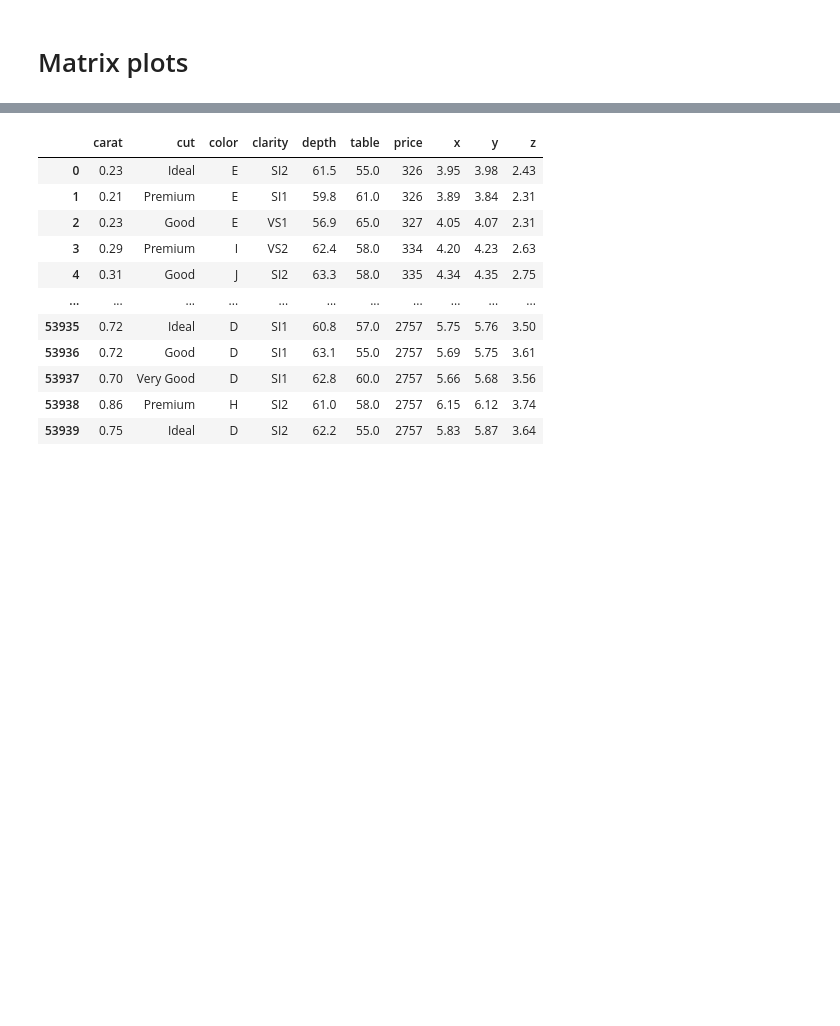
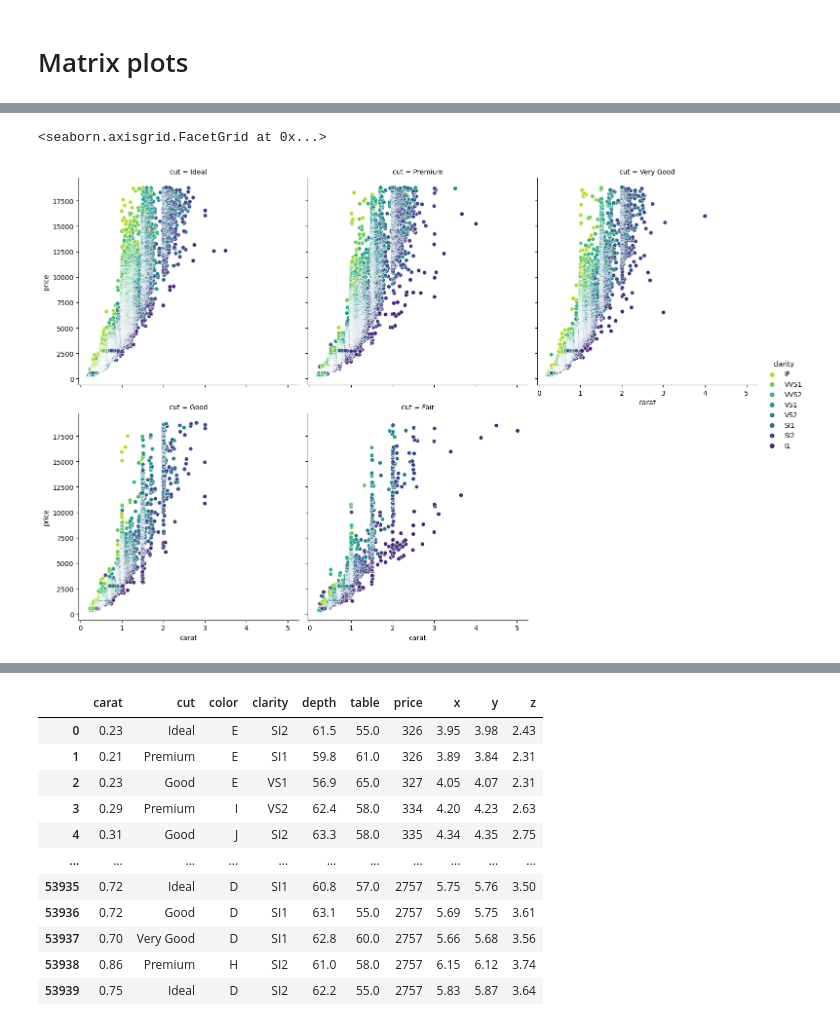
Before and after one commit to anikomaraz/python_courses_postbootcamp, a Jupyter notebook: seaborn_intermediate.ipynb, the cells around one changed output, grey strips where cells are left out. Cells and saved outputs as stored; diff of their text form; code cells hidden in the pictures; blank space fills up the shorter version.

Commit message:
facet gridding epic fail

```diff
--- a/seaborn_intermediate.ipynb
+++ b/seaborn_intermediate.ipynb
@@ -256,0 +282,8 @@ sns.heatmap(data[cols].corr(), cmap="Purples", linewidths=0.5)
+# %%
+sns.relplot(data = data, x = 'carat', y = 'price',
+            hue = 'clarity',
+            col = 'cut', col_wrap = 3,
+            palette = 'viridis_r')
+# %% [output]
+<seaborn.axisgrid.FacetGrid at 0x...>
+[figure, added]
```
Also changed, not shown: parts of 9 cells of this notebook.
